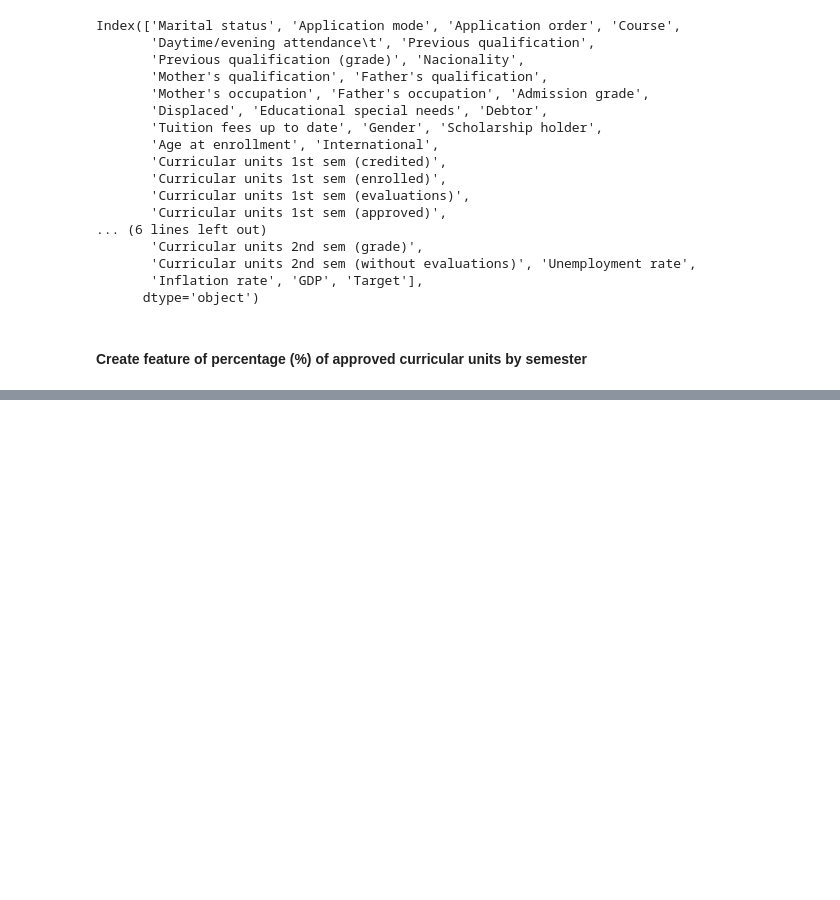
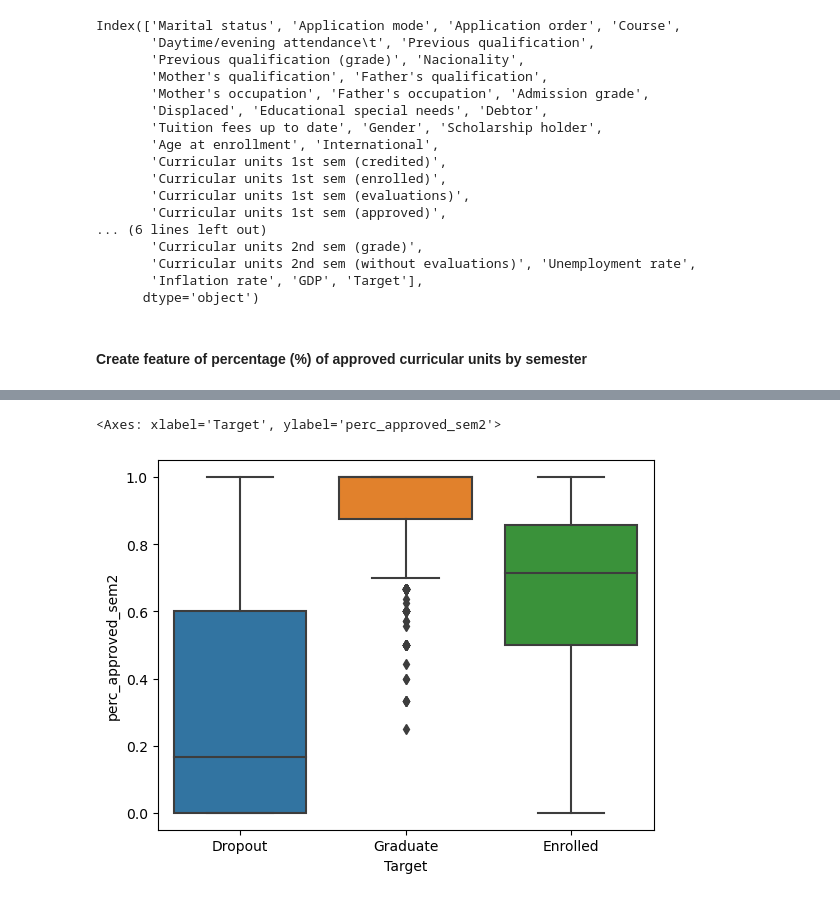
Before and after one commit to jdramirezj/project_1_ACTD, a Jupyter notebook: code/exploratory_data_analysis.ipynb, the cells around one changed output, grey strips where cells are left out. Saved outputs shown, nothing was run; the diff lists cells and outputs as text; code cells hidden in the pictures; blank space fills up the shorter version.

```diff
--- a/code/exploratory_data_analysis.ipynb
+++ b/code/exploratory_data_analysis.ipynb
@@ -48,0 +85,5 @@ data['perc_approved_sem2'] = data['Curricular units 2nd sem (approved)']/data['C
+# %%
+sns.boxplot(data=data, x='Target', y='perc_approved_sem2')
+# %% [output]
+<Axes: xlabel='Target', ylabel='perc_approved_sem2'>
+[figure, added]
```
Also changed, not shown: parts of 9 cells of this notebook.
